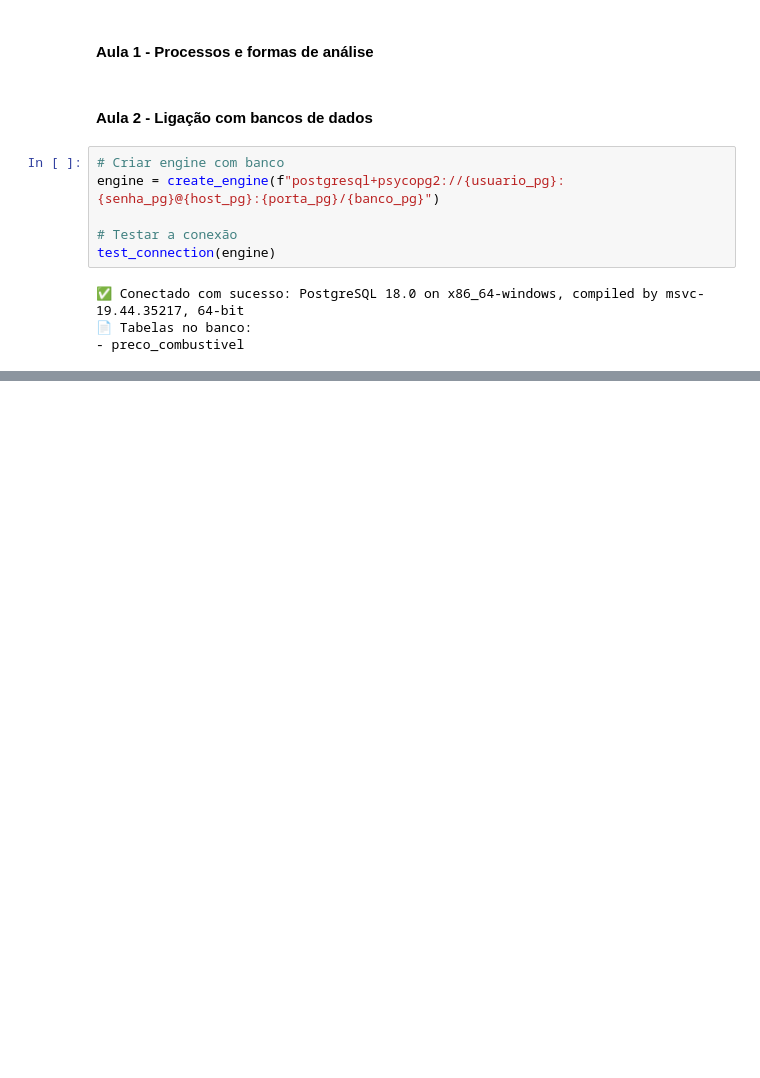
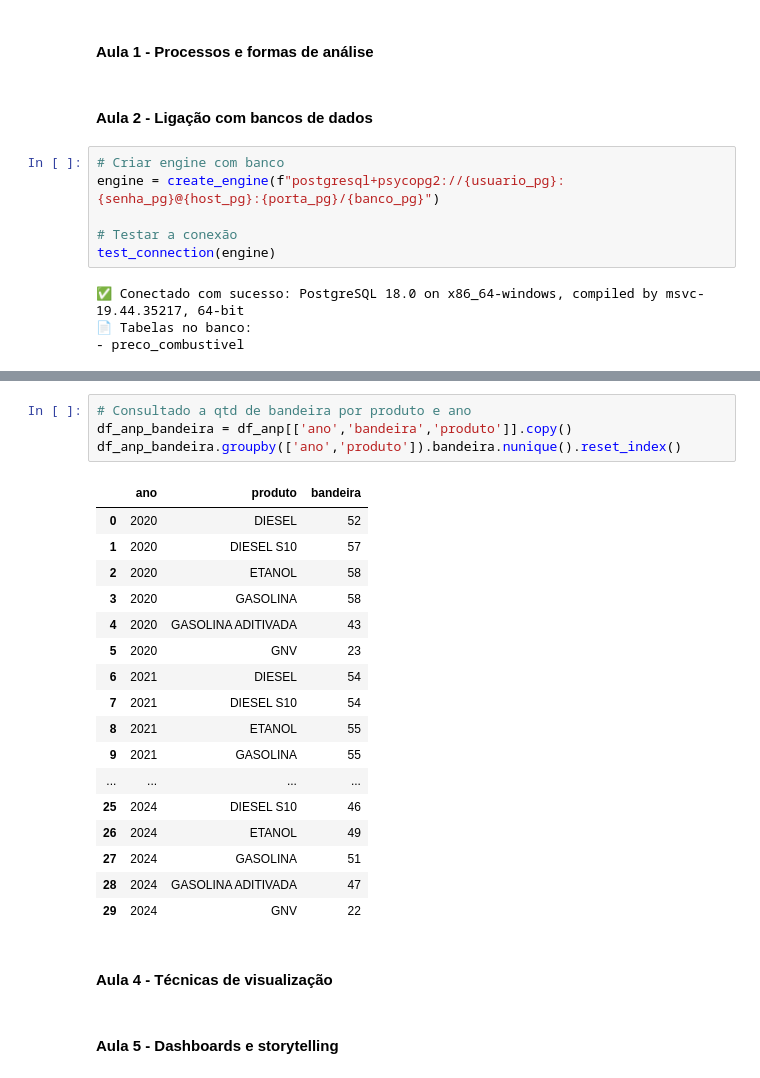
Before and after one commit to RicardViana/fiap-data-viz-and-production-models, a Jupyter notebook: analise_de_negocios.ipynb, the cells around one changed output, grey strips where cells are left out. Cells and saved outputs as stored; diff of their text form; blank space fills up the shorter version.

```diff
--- a/analise_de_negocios.ipynb
+++ b/analise_de_negocios.ipynb
@@ -703,0 +815,26 @@ Amostra dos dados carregados (5 ultimas linhas):
+# %%
+# Consultado a qtd de bandeira por produto e ano
+df_anp_bandeira = df_anp[['ano','bandeira','produto']].copy()
+df_anp_bandeira.groupby(['ano','produto']).bandeira.nunique().reset_index()
+# %% [output]
+|  | ano | produto | bandeira |
+| 0 | 2020 | DIESEL | 52 |
+| 1 | 2020 | DIESEL S10 | 57 |
+| 2 | 2020 | ETANOL | 58 |
+| 3 | 2020 | GASOLINA | 58 |
+| 4 | 2020 | GASOLINA ADITIVADA | 43 |
+| 5 | 2020 | GNV | 23 |
+| 6 | 2021 | DIESEL | 54 |
+| 7 | 2021 | DIESEL S10 | 54 |
+| 8 | 2021 | ETANOL | 55 |
+| 9 | 2021 | GASOLINA | 55 |
+| ... | ... | ... | ... |
+| 25 | 2024 | DIESEL S10 | 46 |
+| 26 | 2024 | ETANOL | 49 |
+| 27 | 2024 | GASOLINA | 51 |
+| 28 | 2024 | GASOLINA ADITIVADA | 47 |
+| 29 | 2024 | GNV | 22 |
+# %% [markdown]
+#### **Aula 4 - Técnicas de visualização**
+# %% [markdown]
+#### **Aula 5 - Dashboards e storytelling**
```
Also changed, not shown: parts of 16 cells of this notebook.
